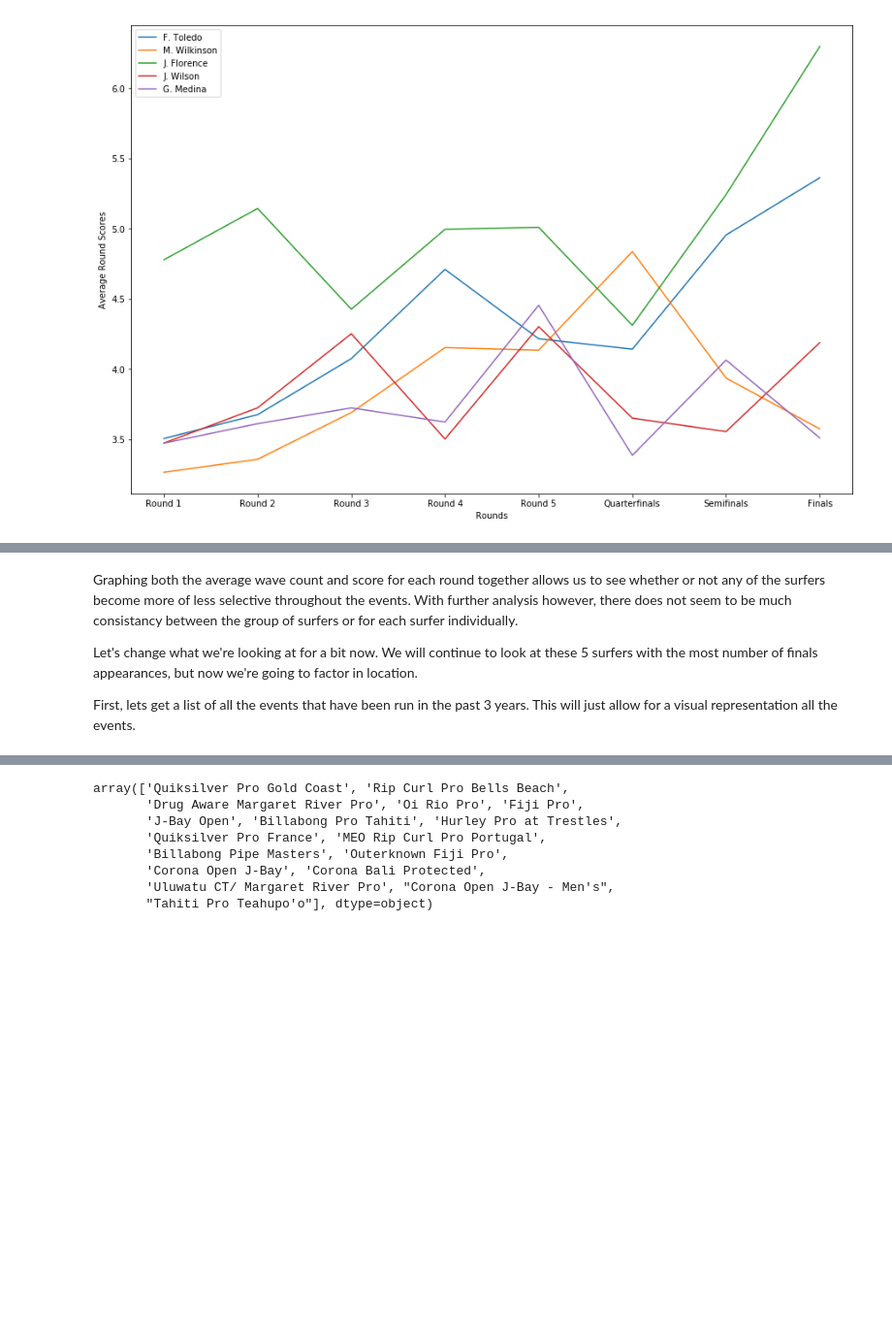
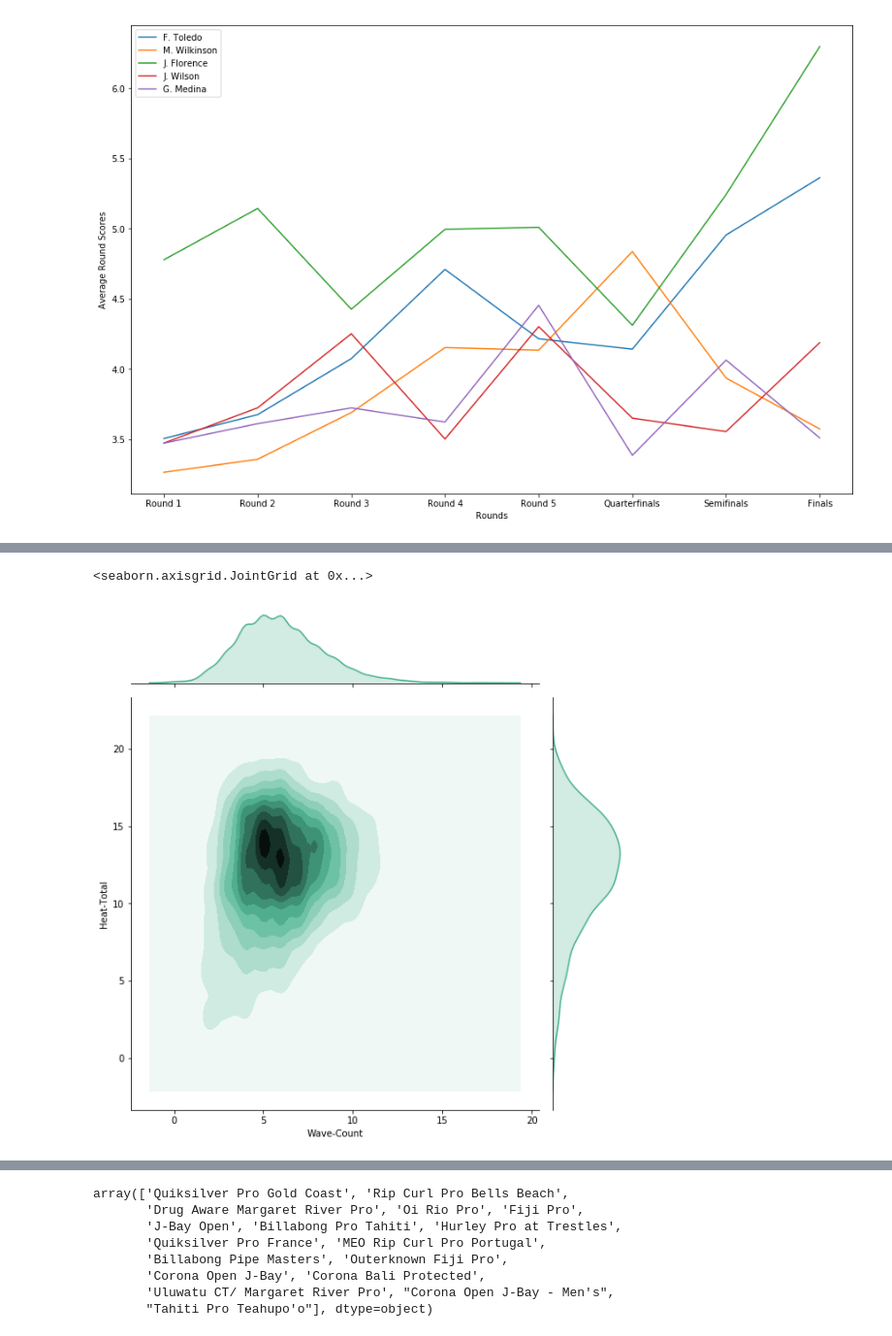
Before and after one commit to csecen/surfScores, a Jupyter notebook: waveScoreAnalysis.ipynb, the cells around one changed output, grey strips where cells are left out. Shown: that part at 97% size. Drawn from its saved outputs; the diff is of its cells as text; code cells hidden in the pictures; blank space fills up the shorter version.

```diff
--- a/waveScoreAnalysis.ipynb
+++ b/waveScoreAnalysis.ipynb
@@ -326,6 +308,7 @@ plt.show()
-# %% [markdown]
-Graphing both the average wave count and score for each round together allows us to see whether or not any of the surfers become more of less selective throughout the events. With further analysis however, there does not seem to be much consistancy between the group of surfers or for each surfer individually.
-
-Let's change what we're looking at for a bit now. We will continue to look at these 5 surfers with the most number of finals appearances, but now we're going to factor in location.
-
-First, lets get a list of all the events that have been run in the past 3 years. This will just allow for a visual representation all the events.
+# %%
+x = modified_df['Wave-Count']
+y = modified_df['Heat-Total']
+sns.jointplot(x, y, kind='kde', color='#4CB391',height=8.27)
+# %% [output]
+<seaborn.axisgrid.JointGrid at 0x...>
+[figure, added]
```
Also changed, not shown: parts of 28 cells of this notebook.
